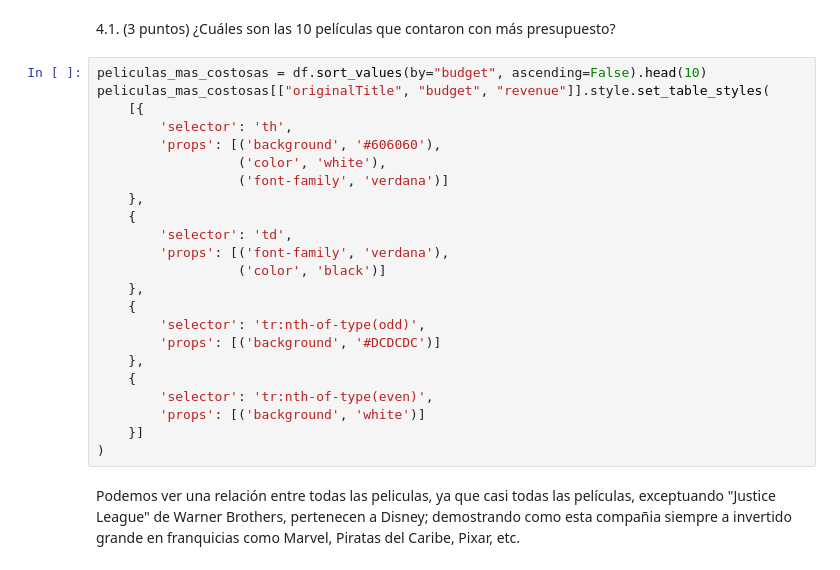
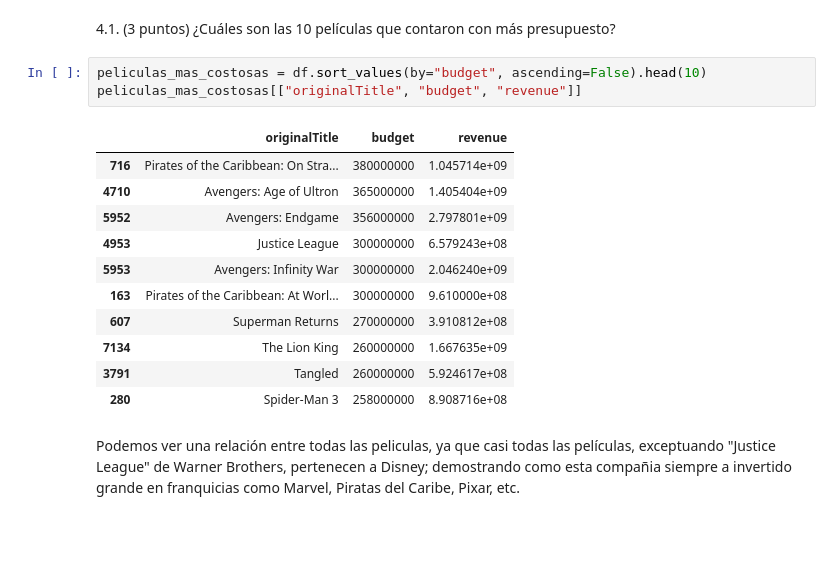
Before and after one commit to estebandonis/HT1-MineriadeDatos, a Jupyter notebook: ht1.ipynb, the cells around one changed output. Drawn from its saved outputs; the diff is of its cells as text; blank space fills up the shorter version.

```diff
--- a/ht1.ipynb
+++ b/ht1.ipynb
@@ -71,29 +92,21 @@ Los datos con los que estaremos trabajando fueron extraídos de la página ofici
 3. (6 puntos) Investigue si las variables cuantitativas siguen una distribución normal y haga una tabla de frecuencias de las variables cualitativas. Explique todos los resultados.
 # %% [markdown]
 4.1. (3 puntos) ¿Cuáles son las 10 películas que contaron con más presupuesto?
-# %%
-peliculas_mas_costosas = df.sort_values(by="budget", ascending=False).head(10)
-peliculas_mas_costosas[["originalTitle", "budget", "revenue"]].style.set_table_styles(
-    [{
-        'selector': 'th',
-        'props': [('background', '#606060'),
-                  ('color', 'white'),
-                  ('font-family', 'verdana')]
-    },
-    {
-        'selector': 'td',
-        'props': [('font-family', 'verdana'),
-                  ('color', 'black')]
-    },
-    {
-        'selector': 'tr:nth-of-type(odd)',
-        'props': [('background', '#DCDCDC')]
-    },
-    {
-        'selector': 'tr:nth-of-type(even)',
-        'props': [('background', 'white')]
-    }]
-)
+# %%
+peliculas_mas_costosas = df.sort_values(by="budget", ascending=False).head(10)
+peliculas_mas_costosas[["originalTitle", "budget", "revenue"]]
+# %% [output]
+|  | originalTitle | budget | revenue |
+| 716 | Pirates of the Caribbean: On Stra... | 380000000 | 1.045714e+09 |
+| 4710 | Avengers: Age of Ultron | 365000000 | 1.405404e+09 |
+| 5952 | Avengers: Endgame | 356000000 | 2.797801e+09 |
+| 4953 | Justice League | 300000000 | 6.579243e+08 |
+| 5953 | Avengers: Infinity War | 300000000 | 2.046240e+09 |
+| 163 | Pirates of the Caribbean: At Worl... | 300000000 | 9.610000e+08 |
+| 607 | Superman Returns | 270000000 | 3.910812e+08 |
+| 7134 | The Lion King | 260000000 | 1.667635e+09 |
+| 3791 | Tangled | 260000000 | 5.924617e+08 |
+| 280 | Spider-Man 3 | 258000000 | 8.908716e+08 |
 # %% [markdown]
 Podemos ver una relación entre todas las peliculas, ya que casi todas las películas, exceptuando "Justice League" de Warner Brothers, pertenecen a Disney; demostrando como esta compañia siempre a invertido grande en franquicias como Marvel, Piratas del Caribe, Pixar, etc.
 # %% [markdown]
```
Also changed, not shown: parts of 11 cells of this notebook.
